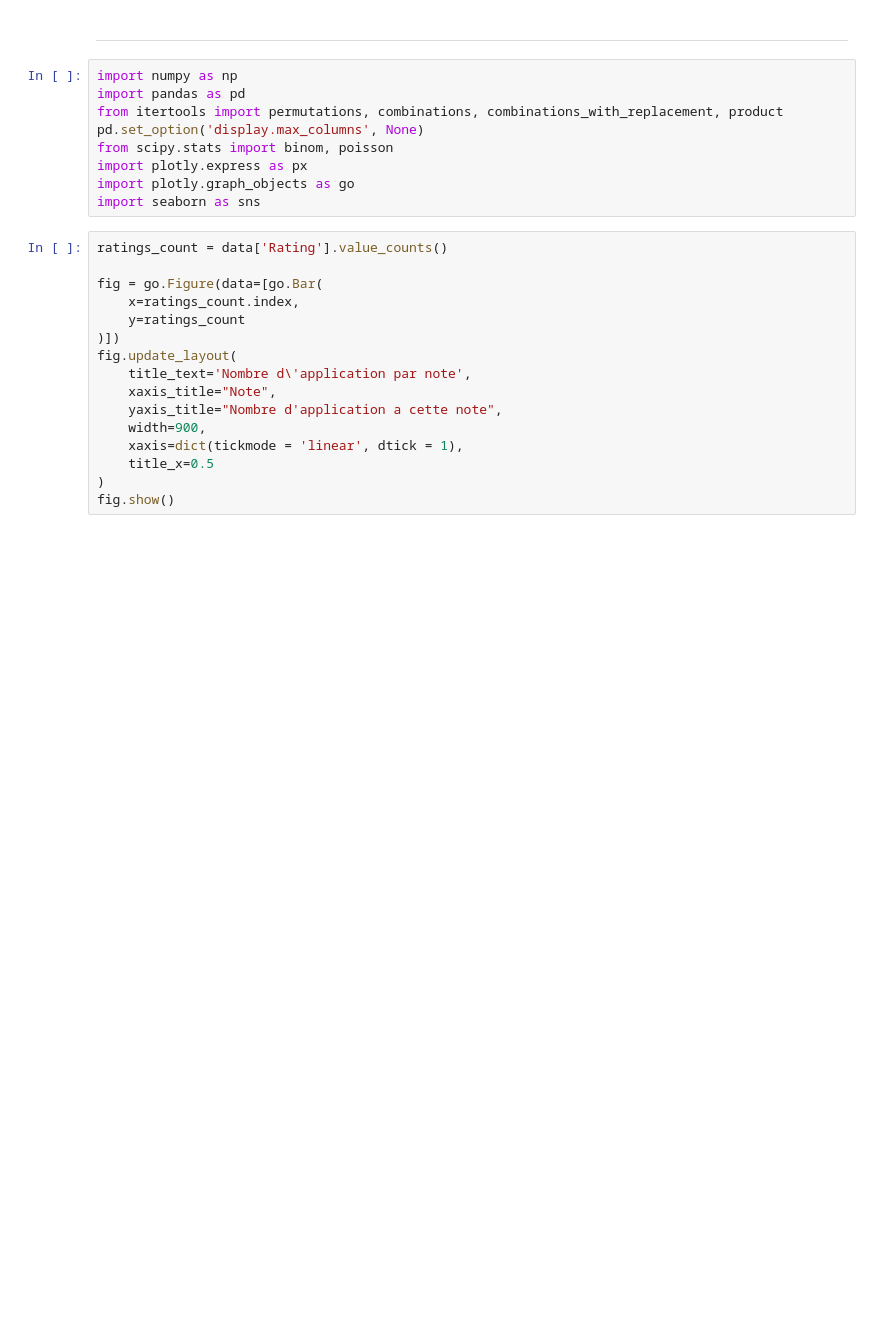
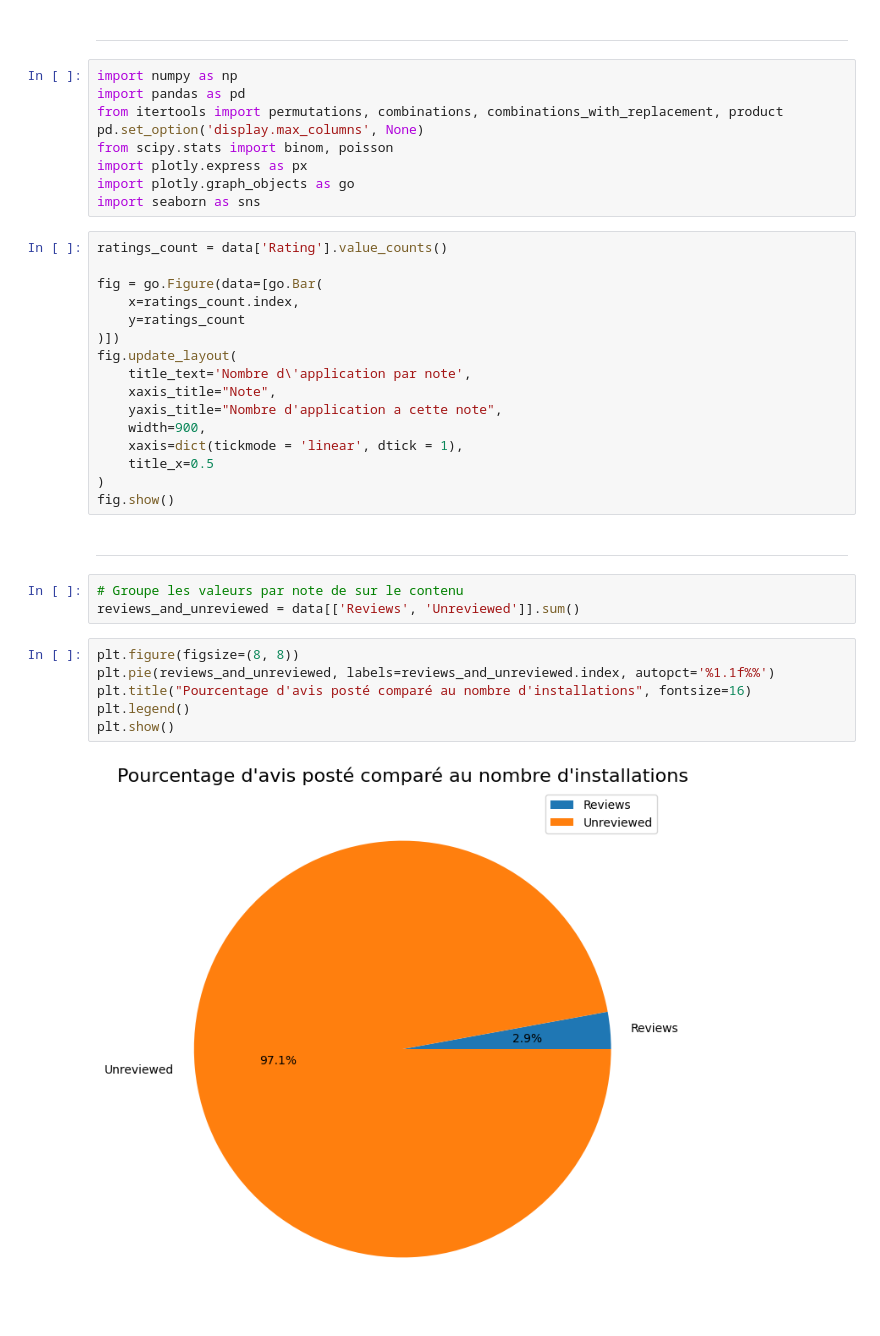
Before and after one commit to Vahor/ca-va-malo, a Jupyter notebook: src/clement.ipynb, the cells around one changed output. Drawn from its saved outputs; the diff is of its cells as text; blank space fills up the shorter version.

```diff
--- a/src/clement.ipynb
+++ b/src/clement.ipynb
@@ -60,3 +62,16 @@ fig.update_layout(
     title_x=0.5
 )
 fig.show()
+# %% [markdown]
+---
+# %%
+# Groupe les valeurs par note de sur le contenu
+reviews_and_unreviewed = data[['Reviews', 'Unreviewed']].sum()
+# %%
+plt.figure(figsize=(8, 8))
+plt.pie(reviews_and_unreviewed, labels=reviews_and_unreviewed.index, autopct='%1.1f%%')
+plt.title("Pourcentage d'avis posté comparé au nombre d'installations", fontsize=16)
+plt.legend()
+plt.show()
+# %% [output]
+[figure, added]
```
Also changed, not shown: parts of 2 cells of this notebook, 2 other files.
